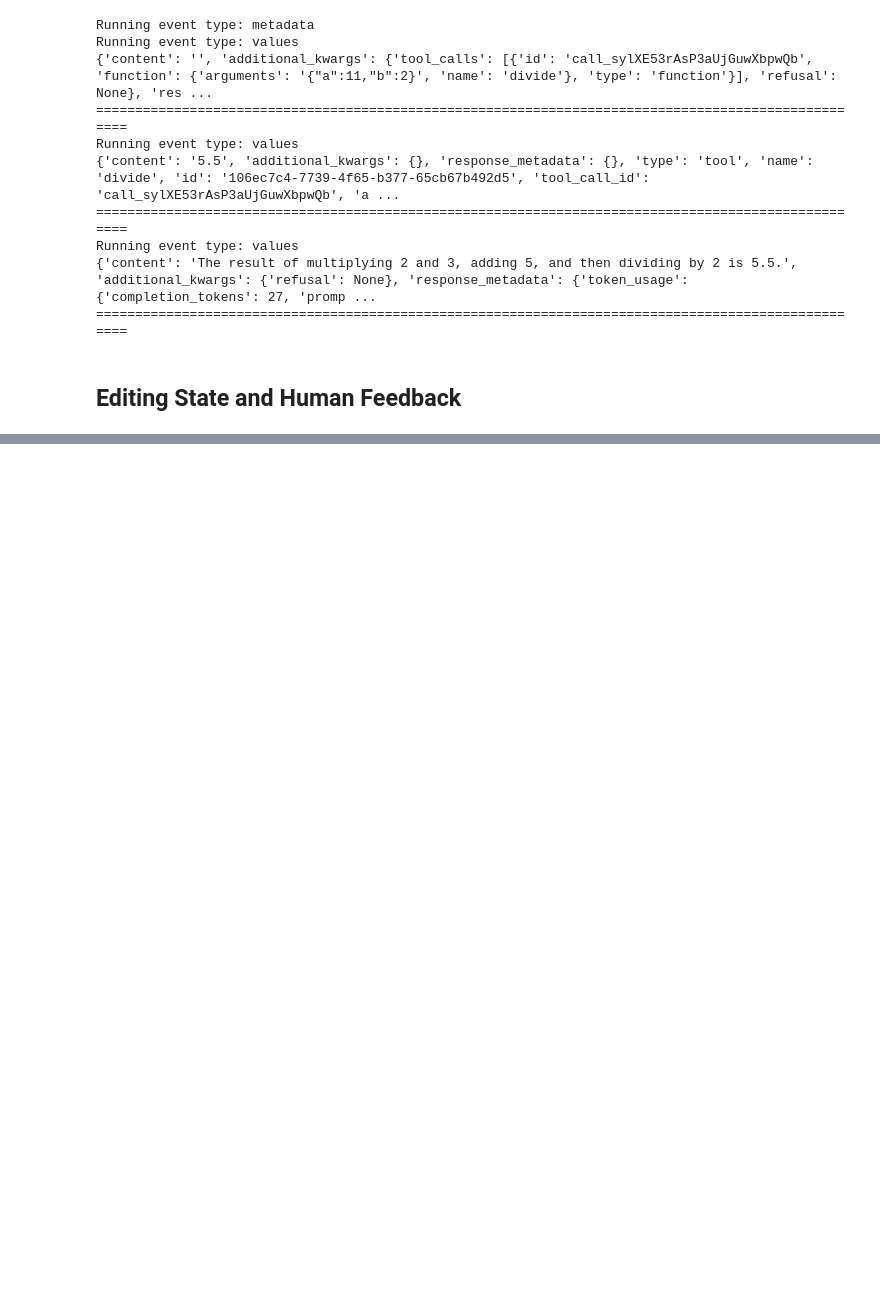
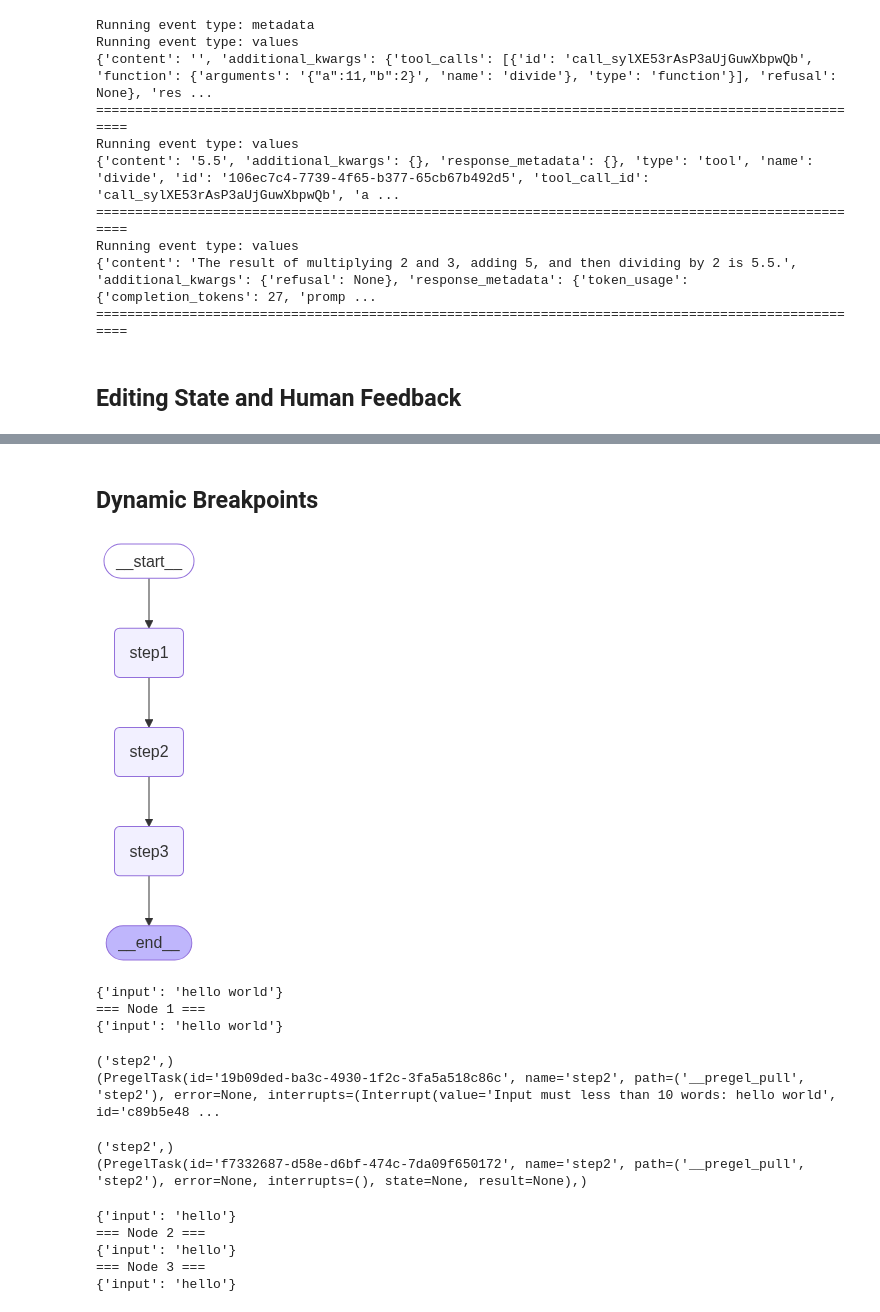
Before and after one commit to DerrickVericho/LLM-Portofolio, a Jupyter notebook: notebook/langgraph.ipynb, the cells around one changed output, grey strips where cells are left out. Saved outputs shown, nothing was run; the diff lists cells and outputs as text; code cells hidden in the pictures; blank space fills up the shorter version.

```diff
--- a/notebook/langgraph.ipynb
+++ b/notebook/langgraph.ipynb
@@ -1734,0 +1989,74 @@ Running event type: values
+# %% [markdown]
+## Dynamic Breakpoints
+# %%
+class State(TypedDict):
+    input: str
+
+def step1(state: State) -> State:
+    print("=== Node 1 ===")
+    return state
+
+def step2(state: State) -> State:
+
+    if len(state["input"]) > 10:
+        raise interrupt(f"Input must less than 10 words: {state['input']}")
+    print("=== Node 2 ===")
+    return state
+
+def step3(state: State) -> State:
+    print("=== Node 3 ===")
+    return state
+
+builder = StateGraph(State)
+builder.add_node("step1", step1)
+builder.add_node("step2", step2)
+builder.add_node("step3", step3)
+builder.add_edge(START, "step1")
+builder.add_edge("step1", "step2")
+builder.add_edge("step2", "step3")
+builder.add_edge("step3", END)
+
+# Set up memory
+memory = MemorySaver()
+
+# Compile the graph with memory
+graph = builder.compile(checkpointer=memory)
+
+# View
+display(Image(graph.get_graph().draw_mermaid_png()))
+# %% [output]
+[figure, added]
+# %%
+message_input = {"input": "hello world"}
+config = {"configurable": {"thread_id": "1"}}
+
+for event in graph.stream(message_input, config=config, stream_mode="values"):
+    print(event)
+# %% [output]
+{'input': 'hello world'}
+=== Node 1 ===
+{'input': 'hello world'}
+# %%
+state = graph.get_state(config)
+print(state.next)
+print(state.tasks)
+# %% [output]
+('step2',)
+(PregelTask(id='19b09ded-ba3c-4930-1f2c-3fa5a518c86c', name='step2', path=('__pregel_pull', 'step2'), error=None, interrupts=(Interrupt(value='Input must less than 10 words: hello world', id='c89b5e48 ...
+# %%
+graph.update_state(config, {"input": "hello"})
+state = graph.get_state(config)
+print(state.next)
+print(state.tasks)
+# %% [output]
+('step2',)
+(PregelTask(id='f7332687-d58e-d6bf-474c-7da09f650172', name='step2', path=('__pregel_pull', 'step2'), error=None, interrupts=(), state=None, result=None),)
+# %%
+for event in graph.stream(None, config, stream_mode="values"):
+    print(event)
+# %% [output]
+{'input': 'hello'}
+=== Node 2 ===
+{'input': 'hello'}
+=== Node 3 ===
+{'input': 'hello'}
```
Also changed, not shown: parts of 29 cells of this notebook, 6 other files.
